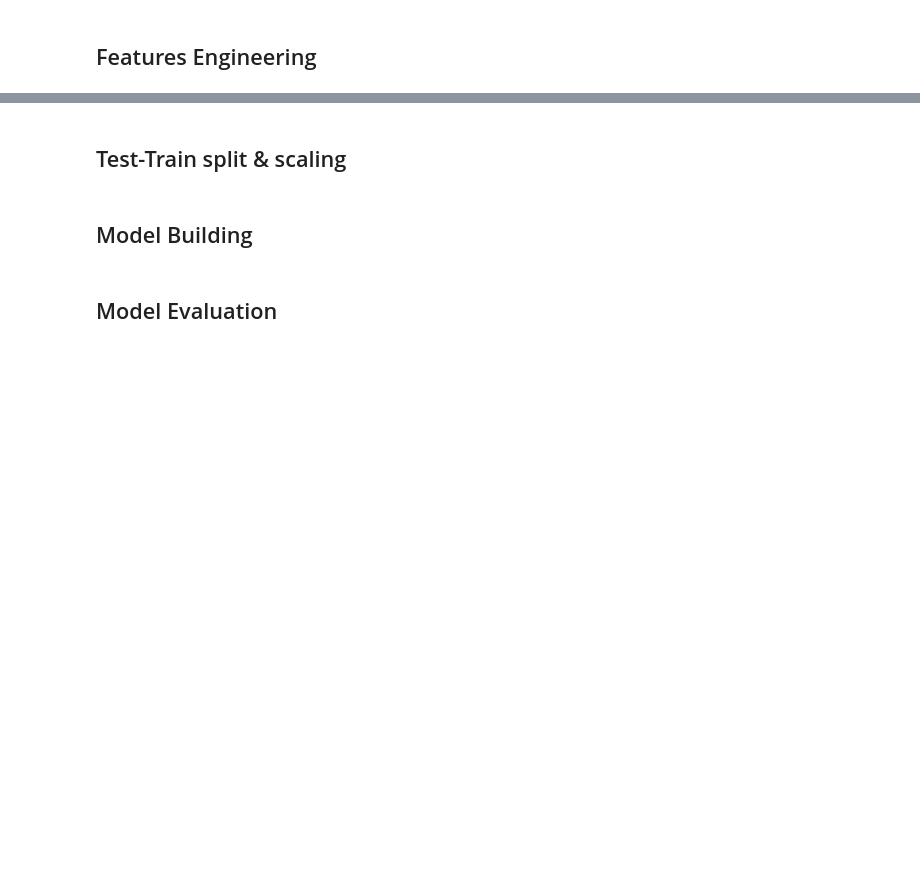
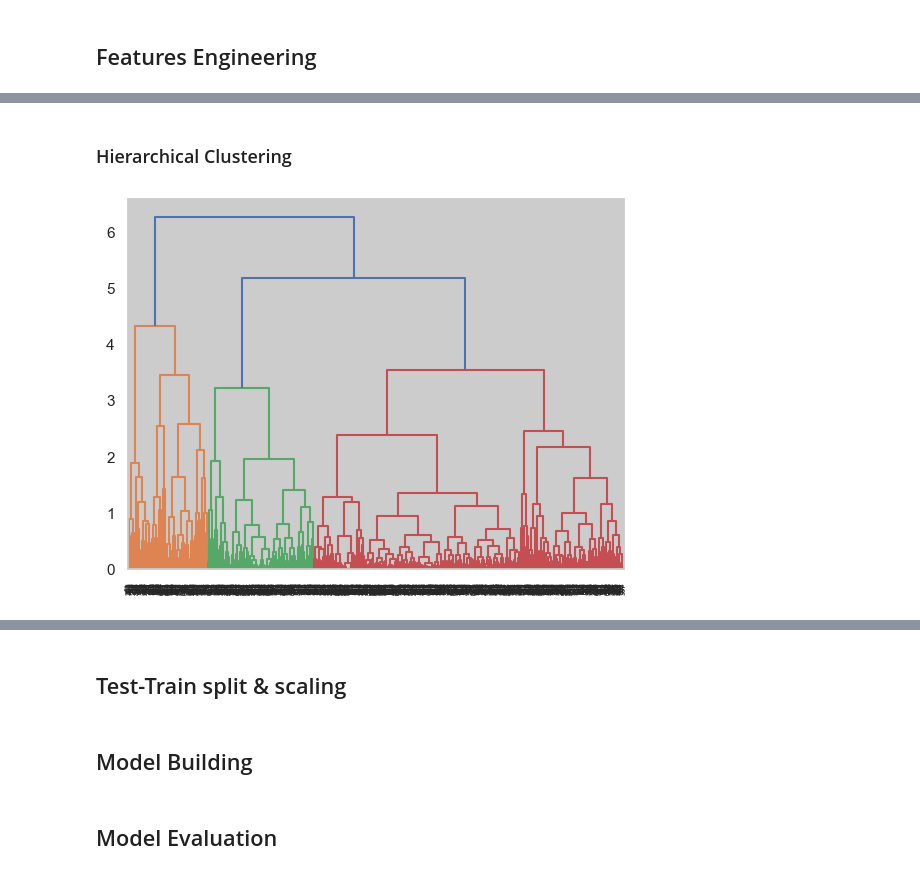
Before and after one commit to liemnh98/upGrad-Domain-Oriented-Case-Study, a Jupyter notebook: main_code.iPynb, the cells around one changed output, grey strips where cells are left out. Saved outputs shown, nothing was run; the diff lists cells and outputs as text; code cells hidden in the pictures; blank space fills up the shorter version.

```diff
--- a/main_code.iPynb
+++ b/main_code.iPynb
@@ -247,0 +315,15 @@ plt.show();
+# %%
+# pick out the outliers customers
+customers_inliers = customers[
+    (customers['AVG_DAYS_EARLY_CAPPED'] > -150)
+    & (customers['STD_DAYS_EARLY_CAPPED'] < 100)
+    ]
+df_clustering = customers_inliers[['AVG_DAYS_EARLY_CAPPED', 'STD_DAYS_EARLY_CAPPED']]
+# %%
+# instantiate the scaler
+scaler = StandardScaler()
+
+# fit transform the data
+df_scaled =  scaler.fit_transform(df_clustering)
+df_scaled = pd.DataFrame(df_scaled, columns=['AVG_DAYS_EARLY_CAPPED', 'STD_DAYS_EARLY_CAPPED'])
+df_scaled.head()
@@ -247,0 +337,9 @@ plt.show();
+# %% [markdown]
+### Hierarchical Clustering
+# %%
+# hierarchical Clustering using Complete Linkage
+mergings = linkage(df_scaled[['AVG_DAYS_EARLY_CAPPED', 'STD_DAYS_EARLY_CAPPED']], method="complete", metric="euclidean")
+dendrogram(mergings)
+plt.show()
+# %% [output]
+[figure, added]
```
Also changed, not shown: parts of 16 cells of this notebook.
